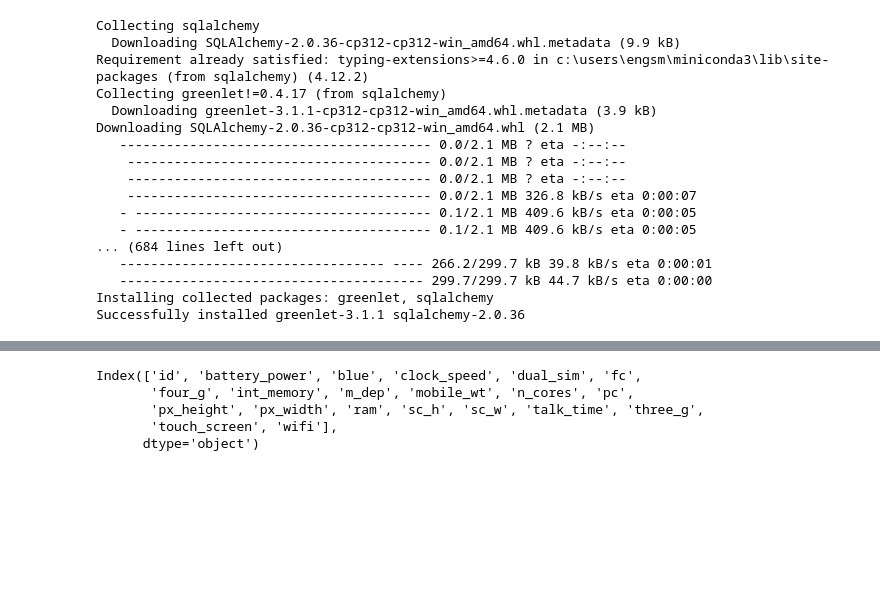
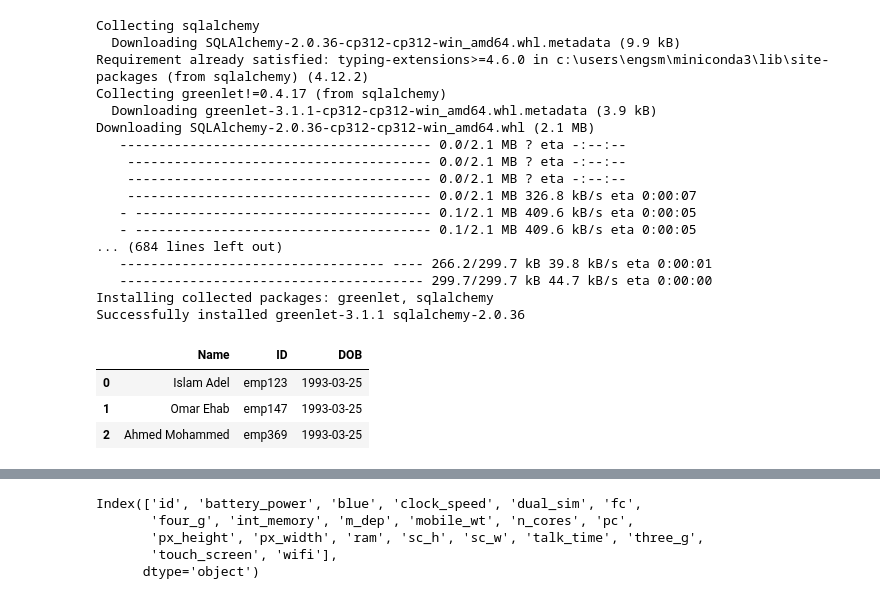
Before and after one commit to iadel93/DEBI_Python, a Jupyter notebook: SQL/Session2.ipynb, the cells around one changed output, grey strips where cells are left out. Cells and saved outputs as stored; diff of their text form; code cells hidden in the pictures; blank space fills up the shorter version.

```diff
--- a/SQL/Session2.ipynb
+++ b/SQL/Session2.ipynb
@@ -164,3 +164,16 @@ Downloading SQLAlchemy-2.0.36-cp312-cp312-win_amd64.whl (2.1 MB)
    --------------------------------------- 299.7/299.7 kB 44.7 kB/s eta 0:00:00
 Installing collected packages: greenlet, sqlalchemy
 Successfully installed greenlet-3.1.1 sqlalchemy-2.0.36
+# %%
+import pandas as pd
+
+data = pd.DataFrame({
+    'Name': ['Islam Adel','Omar Ehab','Ahmed Mohammed'],
+    'ID': ['emp123','emp147','emp369'],
+    'DOB': ['1993-03-25','1993-03-25','1993-03-25']})
+data
+# %% [output]
+|  | Name | ID | DOB |
+| 0 | Islam Adel | emp123 | 1993-03-25 |
+| 1 | Omar Ehab | emp147 | 1993-03-25 |
+| 2 | Ahmed Mohammed | emp369 | 1993-03-25 |
```
Also changed, not shown: parts of 5 cells of this notebook, 6 other files.
